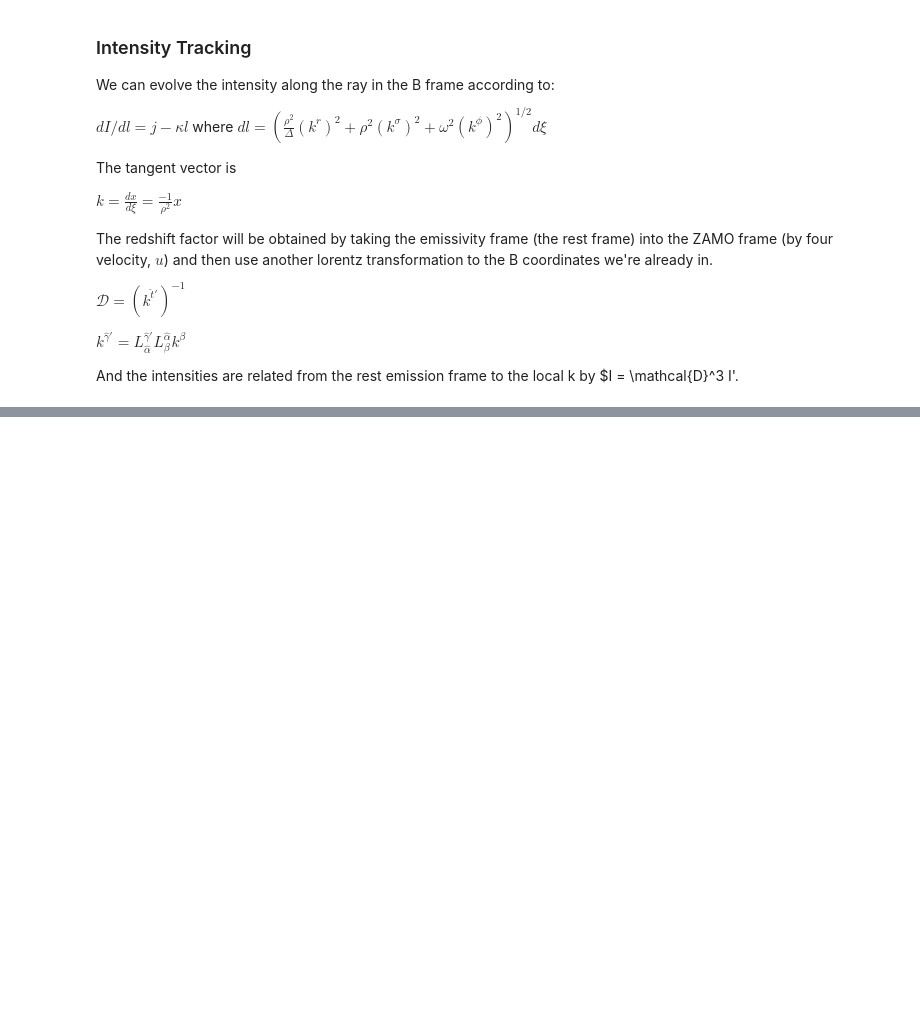
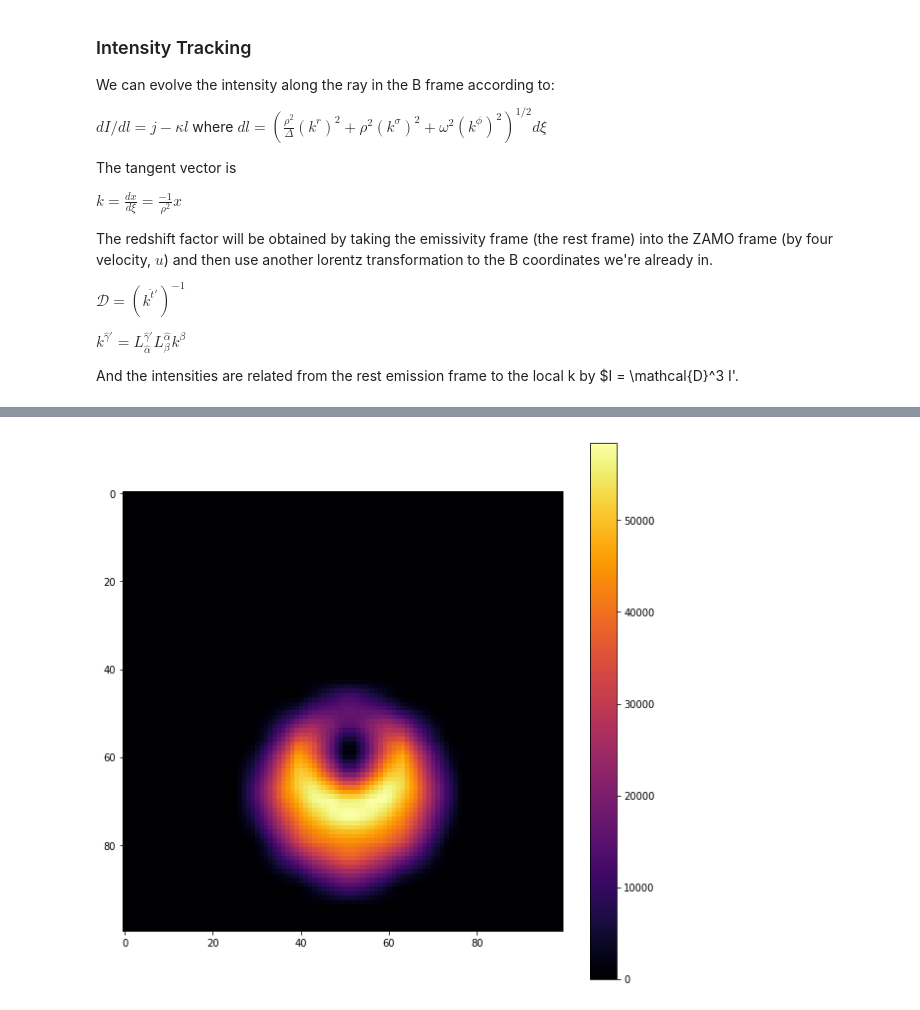
Before and after one commit to jmccull/PHY364_HW3, a Jupyter notebook: Visualization.ipynb, the cells around one changed output, grey strips where cells are left out. Saved outputs shown, nothing was run; the diff lists cells and outputs as text; code cells hidden in the pictures; blank space fills up the shorter version.

```diff
--- a/Visualization.ipynb
+++ b/Visualization.ipynb
@@ -293,0 +399,6 @@ redshift factor (sans doppler): 0.6425875396560474
+# %%
+img = test.convolve(6,11)
+
+test.plot(img)
+# %% [output]
+[figure, added]
```
Also changed, not shown: parts of 8 cells of this notebook.
